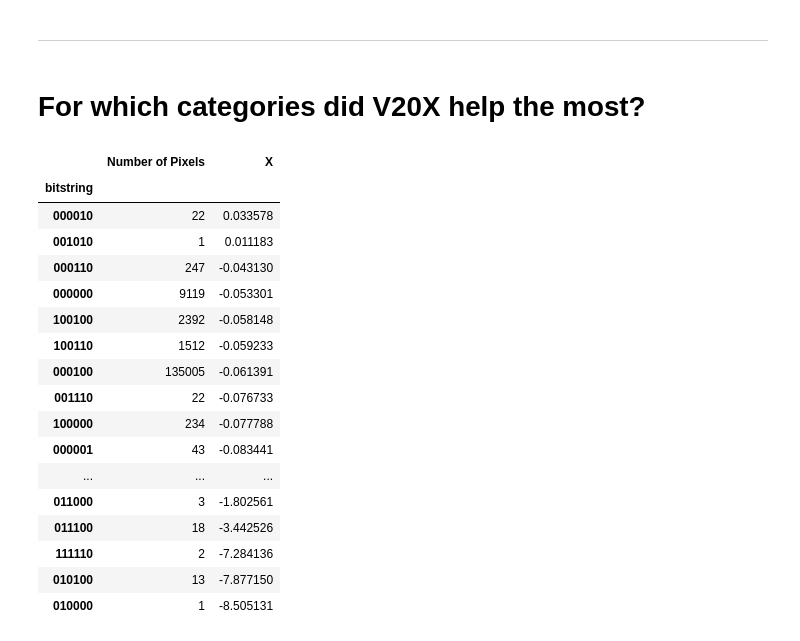
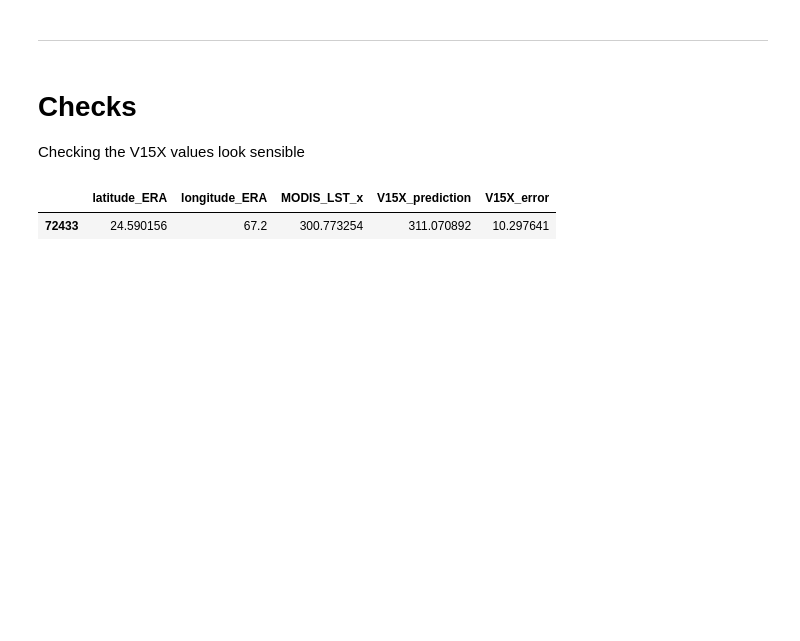
Before and after one commit to tomkimpson/ML4L, a Jupyter notebook: notebooks/lakes_manuscript/03.Yearly_averaged_classification_table.ipynb, the cells around one changed output. Cells and saved outputs as stored; diff of their text form; code cells hidden in the pictures; blank space fills up the shorter version.

```diff
--- a/notebooks/lakes_manuscript/03.Yearly_averaged_classification_table.ipynb
+++ b/notebooks/lakes_manuscript/03.Yearly_averaged_classification_table.ipynb
@@ -190,29 +190,13 @@ table_v15X
 # %% [markdown]
 ---
 # %% [markdown]
-# For which categories did V20X help the most?
+# Checks
+
+Checking the V15X values look sensible
 # %%
-df = pd.DataFrame()
-df['Number of Pixels'] = table_v20X['Number of Pixels']
-df['X'] = table_v20X["AverageDelta"] - table_v20["AverageDelta"]#.sort_values(by=["AverageDelta"],ascending=False)
+df_cat_w_v15 = pd.read_pickle('tmp_data/clean_yearly_data_w_V15X.pkl')
 # %%
-df.sort_values(by=["X"],ascending=False)
+df_cat_w_v15.query("24.4 < latitude_ERA < 24.6 & 67.1 < longitude_ERA < 67.3")[['latitude_ERA','longitude_ERA','MODIS_LST_x','V15X_prediction','V15X_error']]
 # %% [output]
-|  | Number of Pixels | X |
-| bitstring |  |  |
-| 000010 | 22 | 0.033578 |
-| 001010 | 1 | 0.011183 |
-| 000110 | 247 | -0.043130 |
-| 000000 | 9119 | -0.053301 |
-| 100100 | 2392 | -0.058148 |
-| 100110 | 1512 | -0.059233 |
-| 000100 | 135005 | -0.061391 |
-| 001110 | 22 | -0.076733 |
-| 100000 | 234 | -0.077788 |
-| 000001 | 43 | -0.083441 |
-| ... | ... | ... |
-| 011000 | 3 | -1.802561 |
-| 011100 | 18 | -3.442526 |
-| 111110 | 2 | -7.284136 |
-| 010100 | 13 | -7.877150 |
-| 010000 | 1 | -8.505131 |
+|  | latitude_ERA | longitude_ERA | MODIS_LST_x | V15X_prediction | V15X_error |
+| 72433 | 24.590156 | 67.2 | 300.773254 | 311.070892 | 10.297641 |
```
